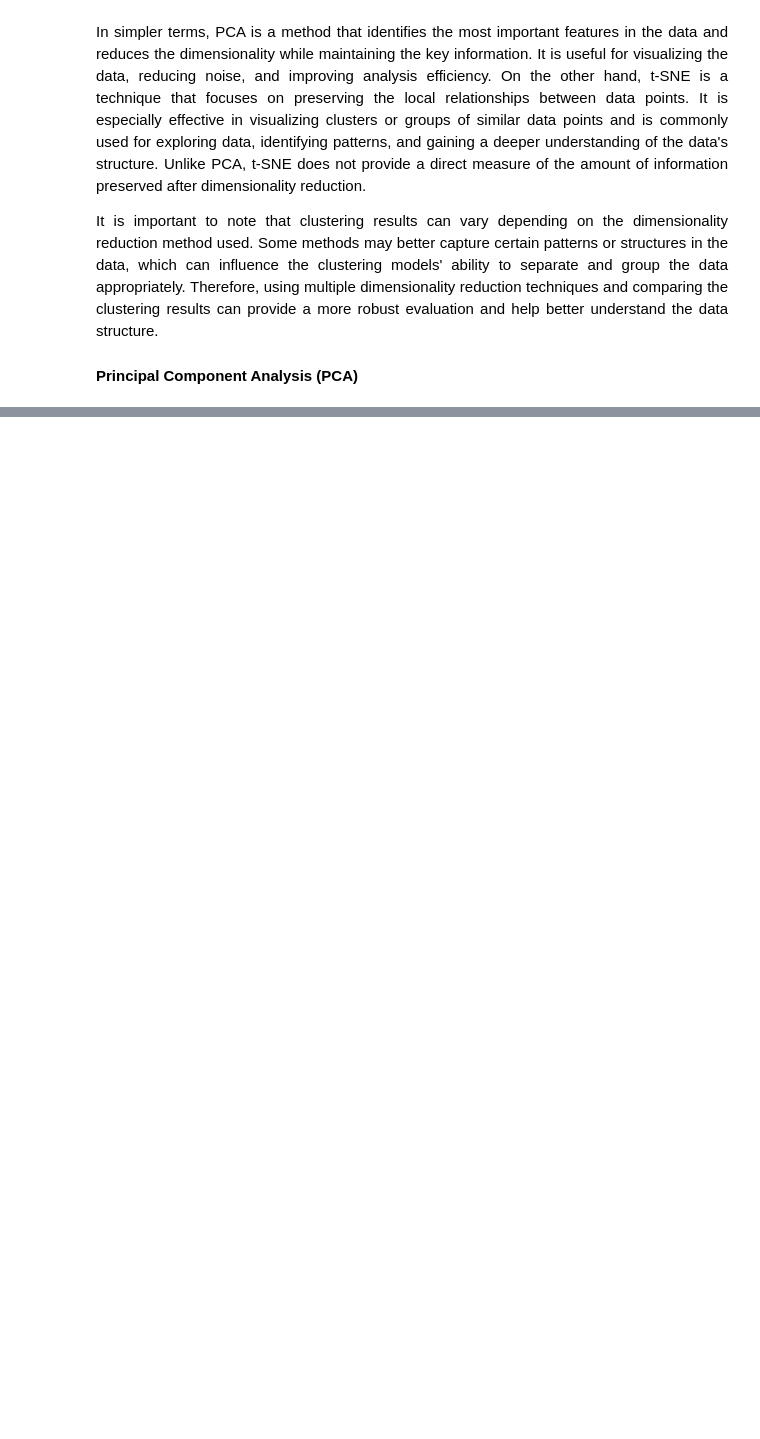
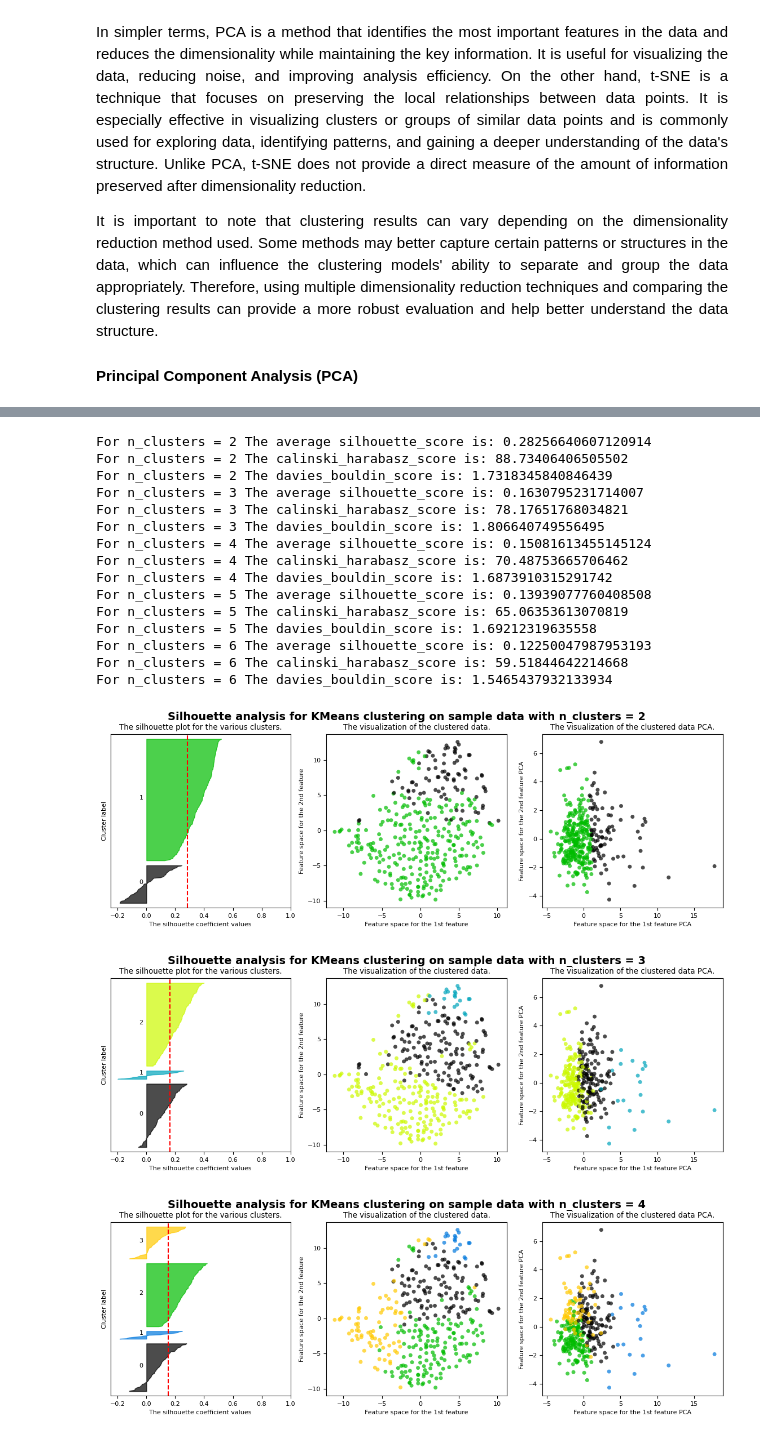
Before and after one commit to lpalfonsoa/Data-Analysis, a Jupyter notebook: Notebooks/BreastCancer.ipynb, the cells around one changed output, grey strips where cells are left out. Drawn from its saved outputs; the diff is of its cells as text; code cells hidden in the pictures; blank space fills up the shorter version.

```diff
--- a/Notebooks/BreastCancer.ipynb
+++ b/Notebooks/BreastCancer.ipynb
@@ -350,0 +504,37 @@ However, when it comes to the distribution of texture, smoothness, symmetry, or
+# %%
+# Suppress warnings OMP_NUM_THREADS
+warnings.filterwarnings("ignore")
+
+X_B = data_B.iloc[:, 1:]
+X_M = data_M.iloc[:, 1:]
+
+#T-SNE data
+tsne = TSNE(verbose=0, perplexity=50, n_iter= 4000)
+tsneY_B = tsne.fit_transform(data_B.iloc[:, 1:])
+tsneY_M = tsne.fit_transform(data_M.iloc[:, 1:])
+
+#PCA data
+pca = PCA(n_components=2)
+pcaY_B = pca.fit_transform(data_B.iloc[:, 1:])
+pcaY_M = pca.fit_transform(data_M.iloc[:, 1:])
+
+clustering(X_B, tsneY_B,  pcaY_B, ' ')
+# %% [output]
+For n_clusters = 2 The average silhouette_score is: 0.28256640607120914
+For n_clusters = 2 The calinski_harabasz_score is: 88.73406406505502
+For n_clusters = 2 The davies_bouldin_score is: 1.7318345840846439
+For n_clusters = 3 The average silhouette_score is: 0.1630795231714007
+For n_clusters = 3 The calinski_harabasz_score is: 78.17651768034821
+For n_clusters = 3 The davies_bouldin_score is: 1.806640749556495
+For n_clusters = 4 The average silhouette_score is: 0.15081613455145124
+For n_clusters = 4 The calinski_harabasz_score is: 70.48753665706462
+For n_clusters = 4 The davies_bouldin_score is: 1.6873910315291742
+For n_clusters = 5 The average silhouette_score is: 0.13939077760408508
+For n_clusters = 5 The calinski_harabasz_score is: 65.06353613070819
+For n_clusters = 5 The davies_bouldin_score is: 1.69212319635558
+For n_clusters = 6 The average silhouette_score is: 0.12250047987953193
+For n_clusters = 6 The calinski_harabasz_score is: 59.51844642214668
+For n_clusters = 6 The davies_bouldin_score is: 1.5465437932133934
+[figure, added]
+[figure, added]
+[figure, added]
```
Also changed, not shown: parts of 8 cells of this notebook.
